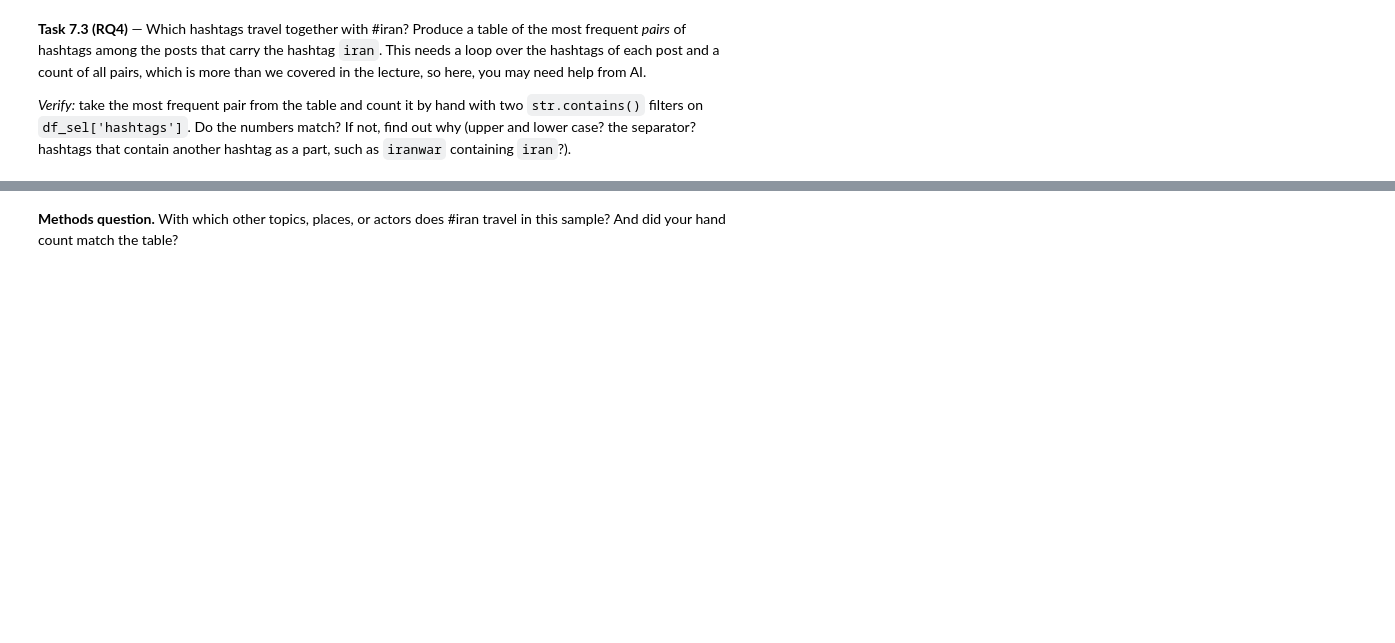
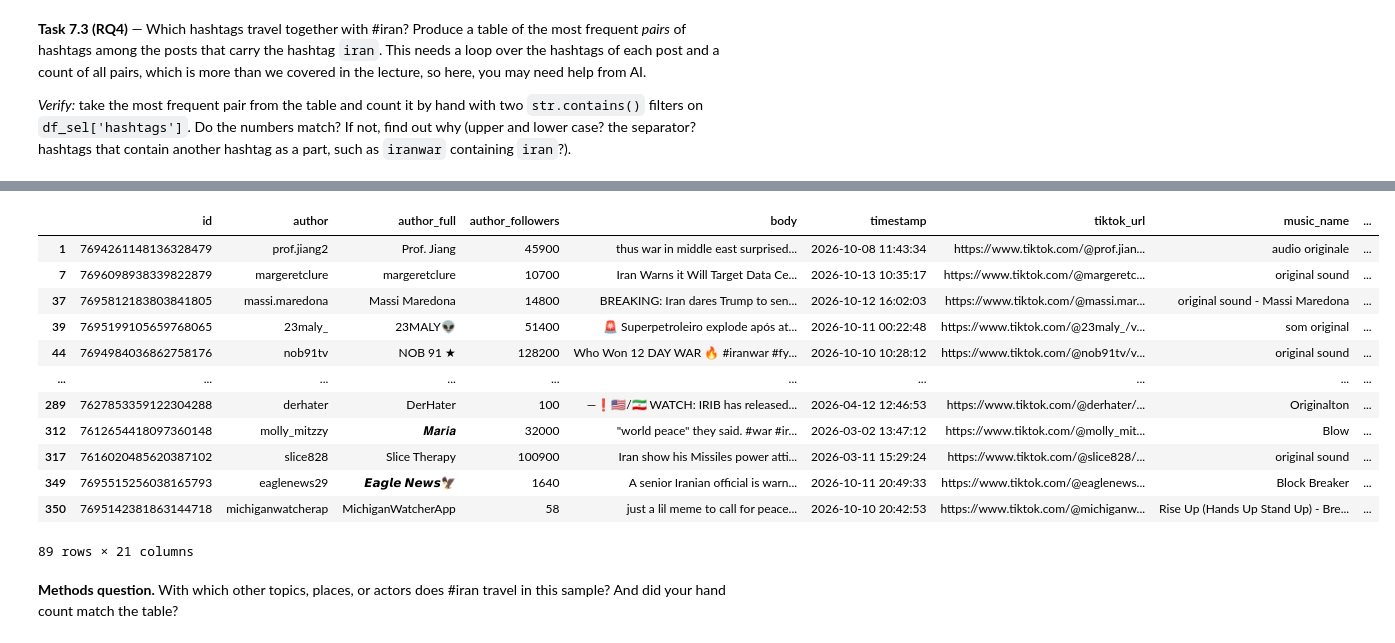
Before and after one commit to mrmeerkat0815/Cultural-Data-analysis-Nino, a Jupyter notebook: Week2/Week2_Workshop.ipynb, the cells around one changed output, grey strips where cells are left out. Saved outputs shown, nothing was run; the diff lists cells and outputs as text; code cells hidden in the pictures; blank space fills up the shorter version.

```diff
--- a/Week2/Week2_Workshop.ipynb
+++ b/Week2/Week2_Workshop.ipynb
@@ -419,5 +632,20 @@ se_tags.value_counts().head(15)
 # %%
 # verification: count the most frequent pair by hand with two str.contains() filters
+df_sel[df_sel['hashtags'].str.contains('iran', case=False, na=False) & df_sel['hashtags'].str.contains('war', case=False, na=False)]
+# %% [output]
+|  | id | author | author_full | author_followers | body | timestamp | tiktok_url | music_name | ... |
+| 1 | 7694261148136328479 | prof.jiang2 | Prof. Jiang | 45900 | thus war in middle east surprised... | 2026-10-08 11:43:34 | https://www.tiktok.com/@prof.jian... | audio originale | ... |
+| 7 | 7696098938339822879 | margeretclure | margeretclure | 10700 | Iran Warns it Will Target Data Ce... | 2026-10-13 10:35:17 | https://www.tiktok.com/@margeretc... | original sound | ... |
+| 37 | 7695812183803841805 | massi.maredona | Massi Maredona | 14800 | BREAKING: Iran dares Trump to sen... | 2026-10-12 16:02:03 | https://www.tiktok.com/@massi.mar... | original sound - Massi Maredona | ... |
+| 39 | 7695199105659768065 | 23maly_ | 23MALY👽 | 51400 | 🚨 Superpetroleiro explode após at... | 2026-10-11 00:22:48 | https://www.tiktok.com/@23maly_/v... | som original | ... |
+| 44 | 7694984036862758176 | nob91tv | NOB 91 ★ | 128200 | Who Won 12 DAY WAR 🔥 #iranwar #fy... | 2026-10-10 10:28:12 | https://www.tiktok.com/@nob91tv/v... | original sound | ... |
+| ... | ... | ... | ... | ... | ... | ... | ... | ... | ... |
+| 289 | 7627853359122304288 | derhater | DerHater | 100 | —❗️🇺🇸/🇮🇷 WATCH: IRIB has released... | 2026-04-12 12:46:53 | https://www.tiktok.com/@derhater/... | Originalton | ... |
+| 312 | 7612654418097360148 | molly_mitzzy | 𝑴𝒂𝒓𝒊𝒂 | 32000 | "world peace" they said. #war #ir... | 2026-03-02 13:47:12 | https://www.tiktok.com/@molly_mit... | Blow | ... |
+| 317 | 7616020485620387102 | slice828 | Slice Therapy | 100900 | Iran show his Missiles power atti... | 2026-03-11 15:29:24 | https://www.tiktok.com/@slice828/... | original sound | ... |
+| 349 | 7695515256038165793 | eaglenews29 | 𝙀𝙖𝙜𝙡𝙚 𝙉𝙚𝙬𝙨🦅 | 1640 | A senior Iranian official is warn... | 2026-10-11 20:49:33 | https://www.tiktok.com/@eaglenews... | Block Breaker | ... |
+| 350 | 7695142381863144718 | michiganwatcherap | MichiganWatcherApp | 58 | just a lil meme to call for peace... | 2026-10-10 20:42:53 | https://www.tiktok.com/@michiganw... | Rise Up (Hands Up Stand Up) - Bre... | ... |
+89 rows × 21 columns
 # %% [markdown]
 **Methods question.** With which other topics, places, or actors does #iran travel in this sample? And did your hand count match the table?
 # %% [markdown]
```
Also changed, not shown: parts of 32 cells of this notebook, 3 other files.
